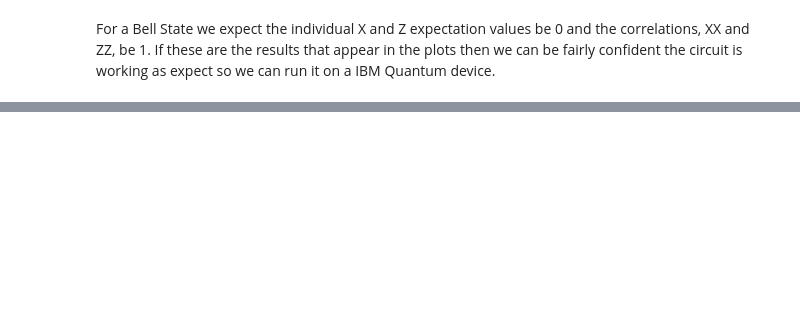
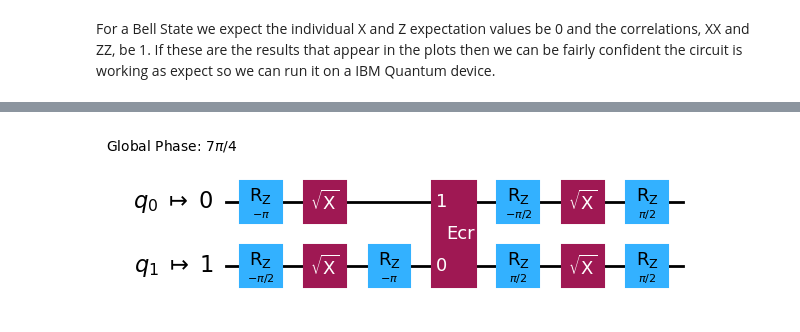
Before and after one commit to ZacharyKokot/Summer-Research-2024, a Jupyter notebook: IBMQuantumDemo.ipynb, the cells around one changed output, grey strips where cells are left out. Cells and saved outputs as stored; diff of their text form; code cells hidden in the pictures; blank space fills up the shorter version.

```diff
--- a/IBMQuantumDemo.ipynb
+++ b/IBMQuantumDemo.ipynb
@@ -143,0 +165,9 @@ backend = service.least_busy(simulator = False, operational = True)
+# %%
+# Get the least busy backend for the Qiskit provider.
+backend = service.least_busy(simulator = False, operational = True)
+
+# Transpile the circuit using for the backend.
+transpiled_qc = transpile(qc, backend)
+transpiled_qc.draw('mpl', idle_wires = False)
+# %% [output]
+[figure, added]
```
Also changed, not shown: parts of 14 cells of this notebook, 6 other files.
